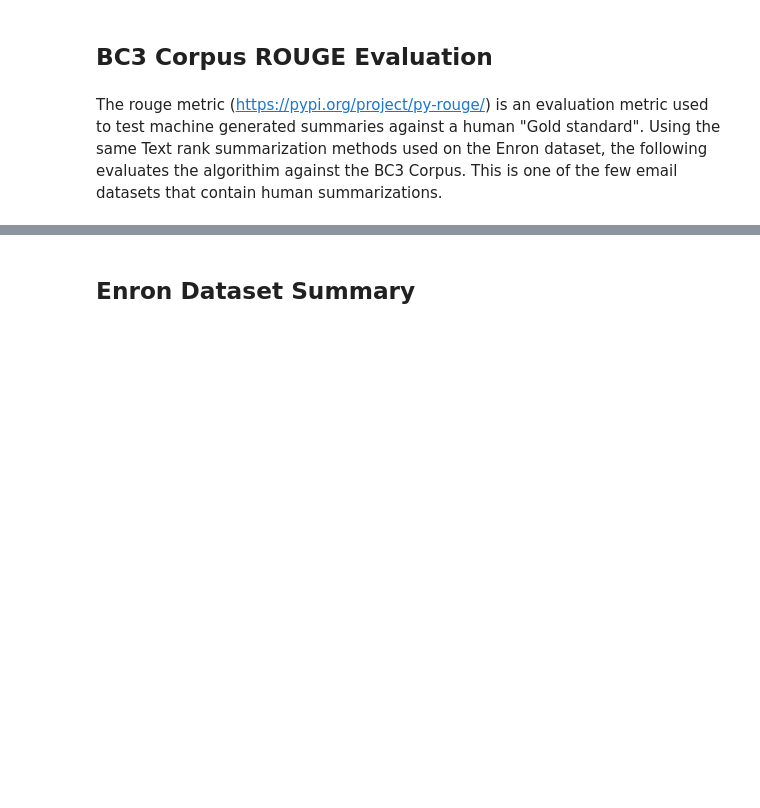
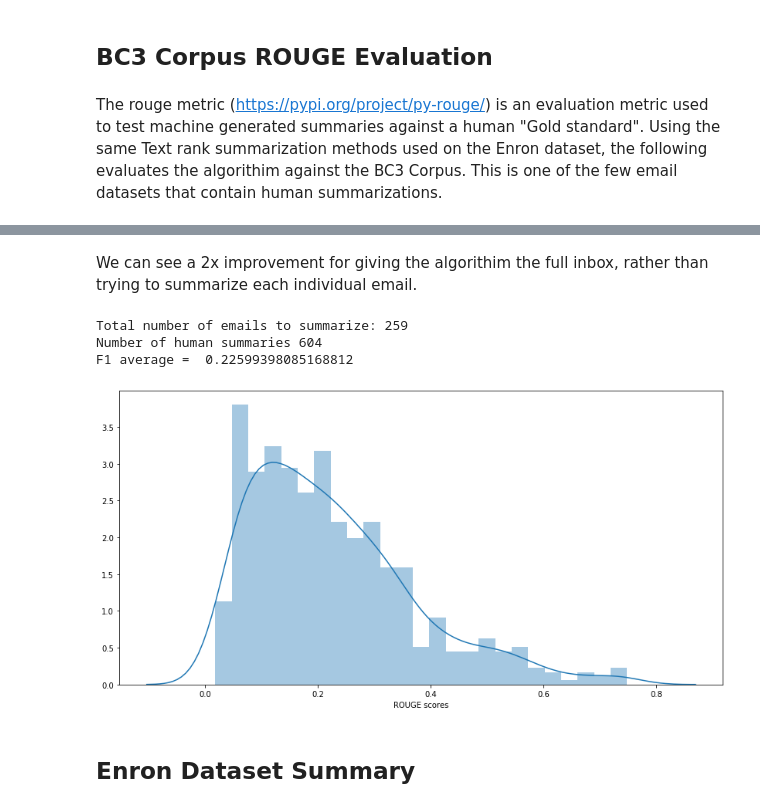
Before and after one commit to dailykirt/ML_Enron_email_summary, a Jupyter notebook: notebooks/Text_rank_summarization.ipynb, the cells around one changed output, grey strips where cells are left out. Cells and saved outputs as stored; diff of their text form; code cells hidden in the pictures; blank space fills up the shorter version.

```diff
--- a/notebooks/Text_rank_summarization.ipynb
+++ b/notebooks/Text_rank_summarization.ipynb
@@ -191,3 +313,16 @@ print(scores)
+# %% [markdown]
+We can see a 2x improvement for giving the algorithim the full inbox, rather than trying to summarize each individual email.
+# %%
+#Try model on full dataset, regardless of person.
+masked_df = BC3_df.drop_duplicates(subset='body', keep='first')
+ranked_sentences = summarize_emails(word_embeddings, masked_df)
+scores = sum_full(masked_df, ranked_sentences)
+plot_scores(scores)
+# %% [output]
+Total number of emails to summarize: 259
+Number of human summaries 604
+F1 average =  0.22599398085168812
+[figure, added]
 # %% [markdown]
 ## Enron Dataset Summary
 # %%
```
Also changed, not shown: parts of 31 cells of this notebook, 1 other file.
